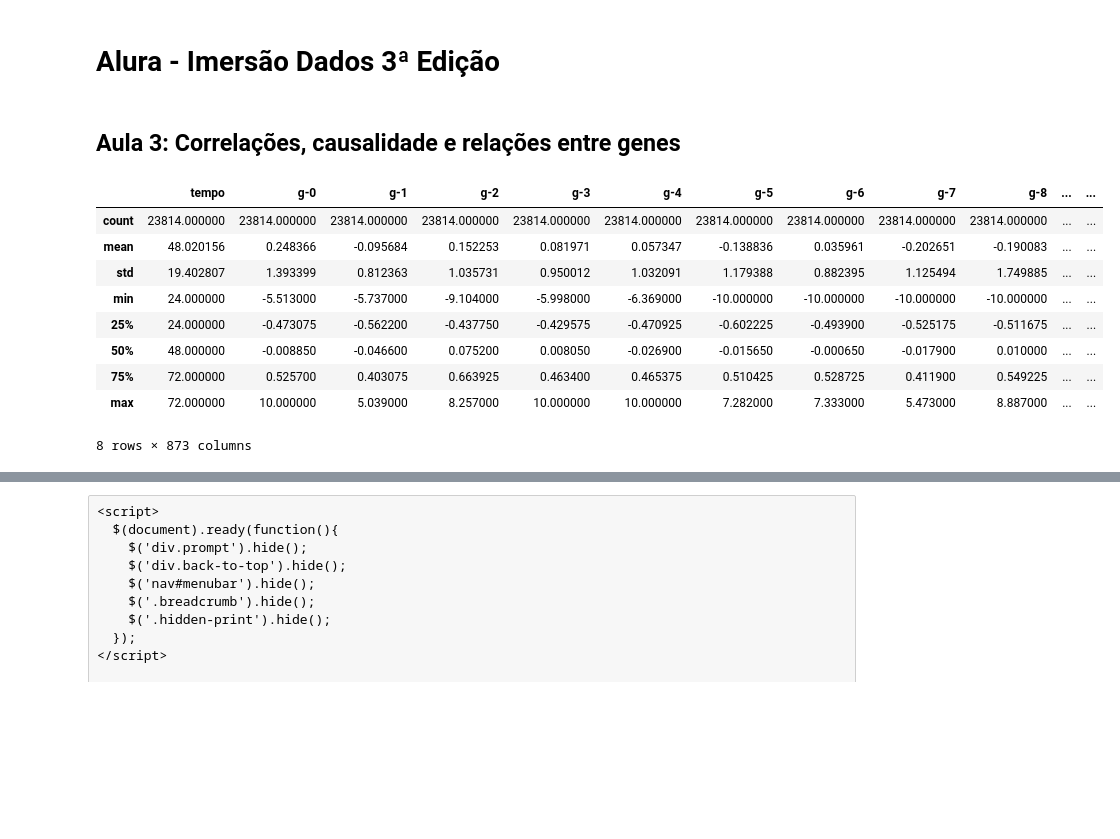
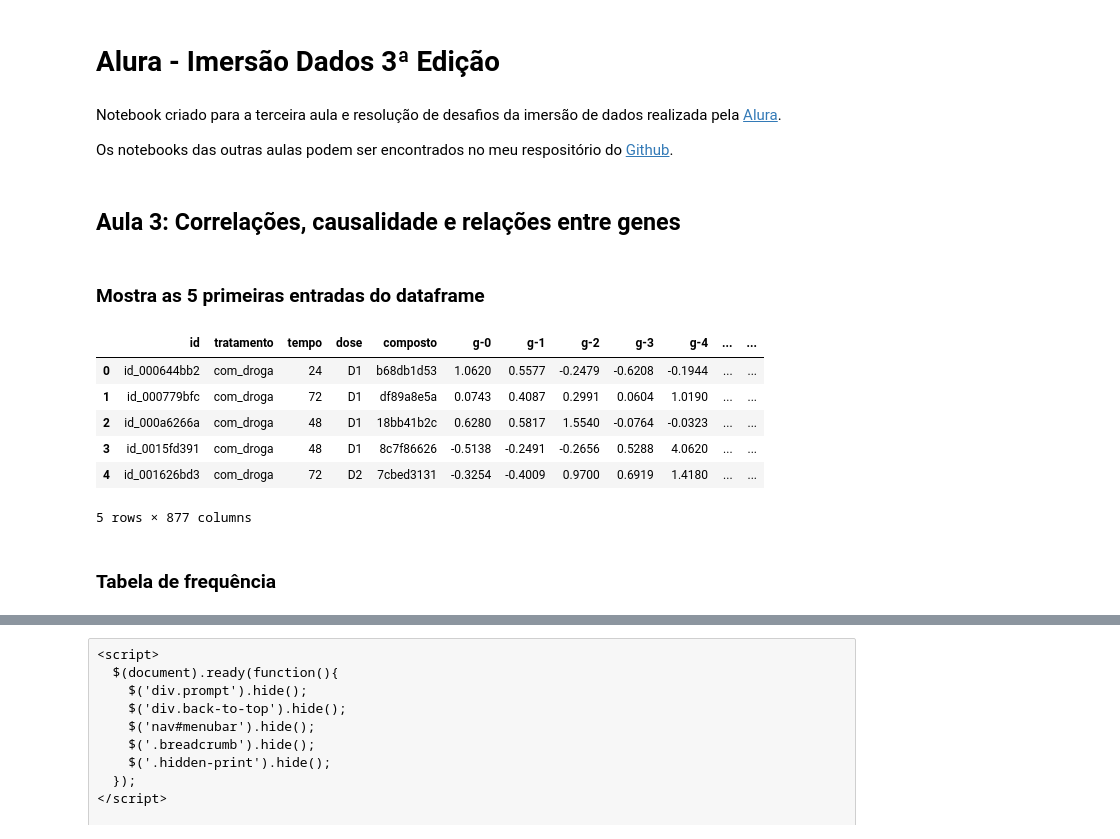
Before and after one commit to claudineipereira/alura-imersaodados3, a Jupyter notebook: aula3.ipynb, the cells around one changed output, grey strips where cells are left out. Cells and saved outputs as stored; diff of their text form; code cells hidden in the pictures; blank space fills up the shorter version.

Commit message:
Aula 03: finalizada parte da aula. Preparação para os desafios.

```diff
--- a/aula3.ipynb
+++ b/aula3.ipynb
@@ -46,6 +46,10 @@
 <form action="javascript:code_toggle()"><input type="submit" id="toggleButton" value="Mostra código"></form>
 # %% [markdown]
 # Alura - Imersão Dados 3ª Edição
+# %% [markdown]
+Notebook criado para a terceira aula e resolução de desafios da imersão de dados realizada pela [Alura](https://www.alura.com.br/imersao-dados).
+
+Os notebooks das outras aulas podem ser encontrados no meu respositório do [Github](https://github.com/claudineipereira/alura-imersaodados3).
 # %% [markdown]
 ## Aula 3: Correlações, causalidade e relações entre genes
 # %%
@@ -61,16 +67,21 @@ sns.set()
 url_dados = 'https://github.com/alura-cursos/imersaodados3/blob/main/dados/dados_experimentos.zip?raw=true'
 
 dados = pd.read_csv(url_dados, compression='zip')
+# %%
+# renomeia coluna 'droga'
+mapa = {'droga': 'composto'}
+dados.rename(columns=mapa, inplace=True)
+# %% [markdown]
+### Mostra as 5 primeiras entradas do dataframe
 # %%
-dados.describe()
+dados.head()
 # %% [output]
-|  | tempo | g-0 | g-1 | g-2 | g-3 | g-4 | g-5 | g-6 | g-7 | g-8 | ... | ... |
-| count | 23814.000000 | 23814.000000 | 23814.000000 | 23814.000000 | 23814.000000 | 23814.000000 | 23814.000000 | 23814.000000 | 23814.000000 | 23814.000000 | ... | ... |
-| mean | 48.020156 | 0.248366 | -0.095684 | 0.152253 | 0.081971 | 0.057347 | -0.138836 | 0.035961 | -0.202651 | -0.190083 | ... | ... |
-| std | 19.402807 | 1.393399 | 0.812363 | 1.035731 | 0.950012 | 1.032091 | 1.179388 | 0.882395 | 1.125494 | 1.749885 | ... | ... |
-| min | 24.000000 | -5.513000 | -5.737000 | -9.104000 | -5.998000 | -6.369000 | -10.000000 | -10.000000 | -10.000000 | -10.000000 | ... | ... |
-| 25% | 24.000000 | -0.473075 | -0.562200 | -0.437750 | -0.429575 | -0.470925 | -0.602225 | -0.493900 | -0.525175 | -0.511675 | ... | ... |
-| 50% | 48.000000 | -0.008850 | -0.046600 | 0.075200 | 0.008050 | -0.026900 | -0.015650 | -0.000650 | -0.017900 | 0.010000 | ... | ... |
-| 75% | 72.000000 | 0.525700 | 0.403075 | 0.663925 | 0.463400 | 0.465375 | 0.510425 | 0.528725 | 0.411900 | 0.549225 | ... | ... |
-| max | 72.000000 | 10.000000 | 5.039000 | 8.257000 | 10.000000 | 10.000000 | 7.282000 | 7.333000 | 5.473000 | 8.887000 | ... | ... |
+|  | id | tratamento | tempo | dose | composto | g-0 | g-1 | g-2 | g-3 | g-4 | ... | ... |
+| 0 | id_000644bb2 | com_droga | 24 | D1 | b68db1d53 | 1.0620 | 0.5577 | -0.2479 | -0.6208 | -0.1944 | ... | ... |
+| 1 | id_000779bfc | com_droga | 72 | D1 | df89a8e5a | 0.0743 | 0.4087 | 0.2991 | 0.0604 | 1.0190 | ... | ... |
+| 2 | id_000a6266a | com_droga | 48 | D1 | 18bb41b2c | 0.6280 | 0.5817 | 1.5540 | -0.0764 | -0.0323 | ... | ... |
+| 3 | id_0015fd391 | com_droga | 48 | D1 | 8c7f86626 | -0.5138 | -0.2491 | -0.2656 | 0.5288 | 4.0620 | ... | ... |
+| 4 | id_001626bd3 | com_droga | 72 | D2 | 7cbed3131 | -0.3254 | -0.4009 | 0.9700 | 0.6919 | 1.4180 | ... | ... |
-8 rows × 873 columns
+5 rows × 877 columns
+# %% [markdown]
+### Tabela de frequência
```
Also changed, not shown: parts of 51 cells of this notebook.
